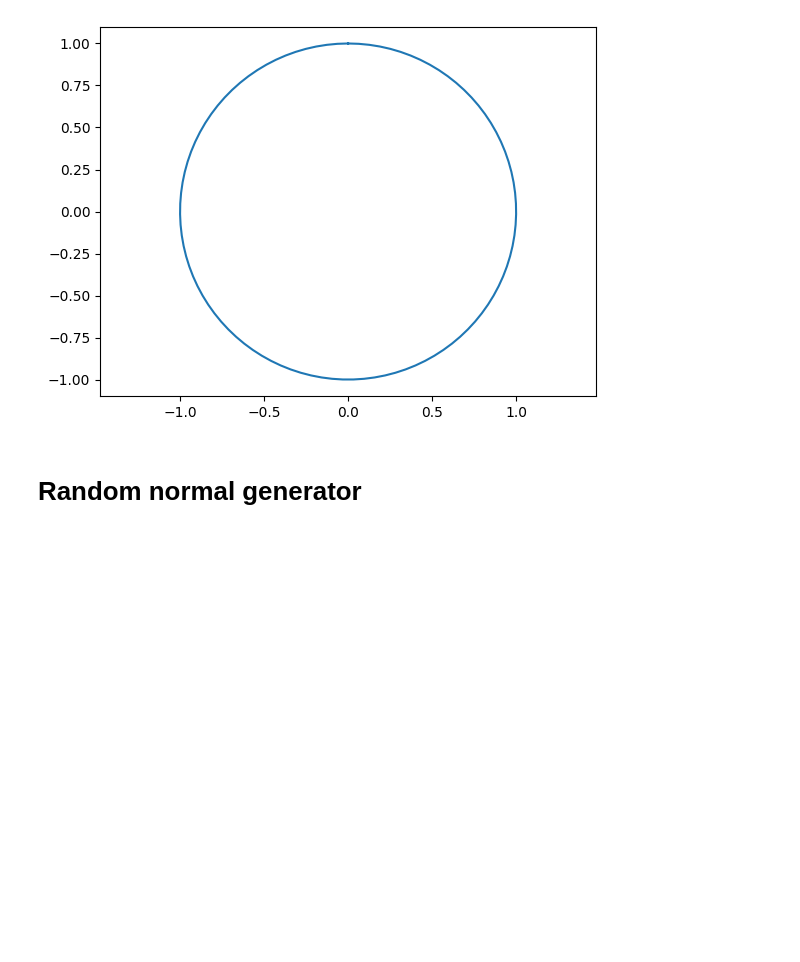
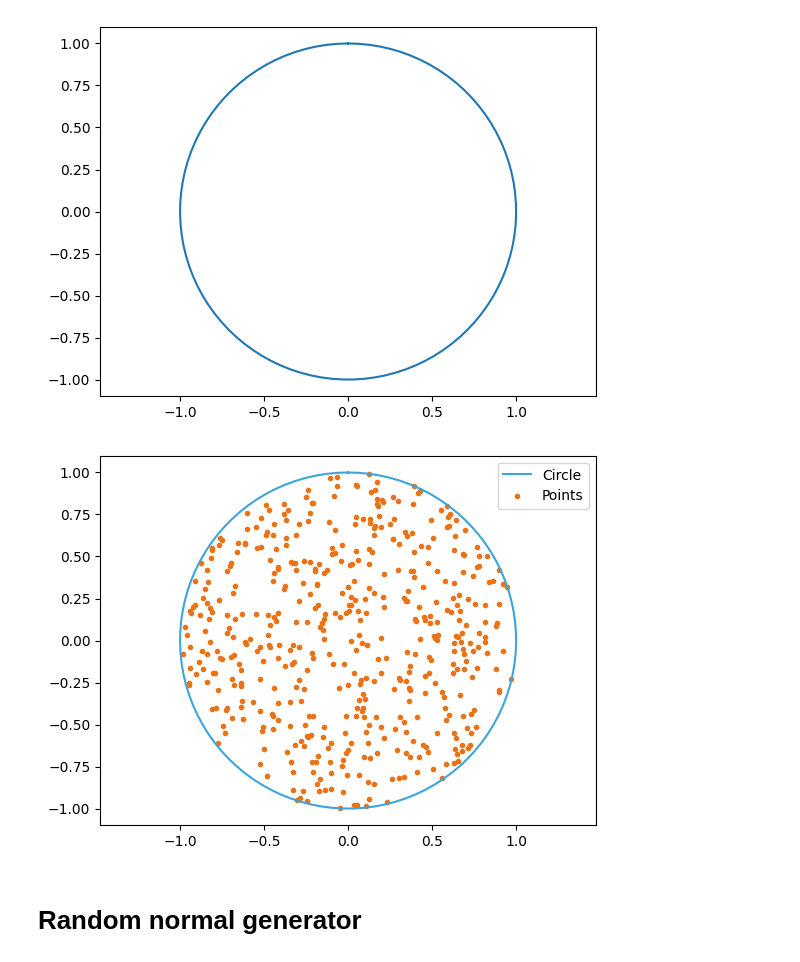
Before and after one commit to ErikRusanov/statistics, a Jupyter notebook: 3_random.ipynb, the cells around one changed output. Drawn from its saved outputs; the diff is of its cells as text; code cells hidden in the pictures; blank space fills up the shorter version.

```diff
--- a/3_random.ipynb
+++ b/3_random.ipynb
@@ -519,3 +517,28 @@ plt.show()
+# %%
+def get_points_in_circle(num_points: int) -> np.ndarray:
+    angles = np.random.uniform(0, 2 * np.pi, num_points)
+    radii = np.sqrt(np.random.uniform(0, 1, num_points))
+
+    return np.column_stack((radii * np.cos(angles), radii * np.sin(angles)))
+
+
+def show_plot(pts: np.ndarray) -> None:
+    fig, ax = plt.subplots()
+
+    t = np.linspace(0, 2 * np.pi, 100)
+    plt.plot(np.sin(t), np.cos(t), label='Circle', color="#3da5d9")
+
+    ax.scatter(pts[:, 0], pts[:, 1], color='#ea7317', marker='.', label='Points')
+    plt.axis('equal')
+
+    plt.legend()
+    plt.show()
+# %%
+points = get_points_in_circle(500)
+
+show_plot(points)
+# %% [output]
+[figure, added]
 # %% [markdown]
 # Random normal generator
 # %% [markdown]
```
Also changed, not shown: parts of 1 cell of this notebook.
